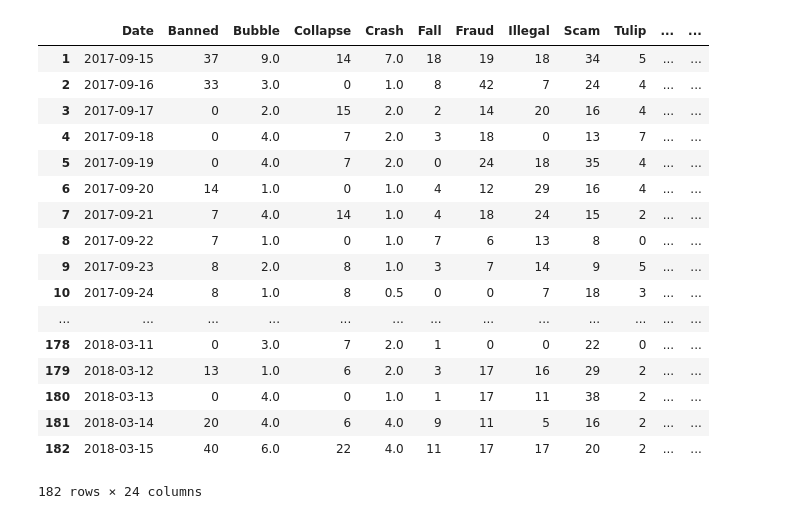
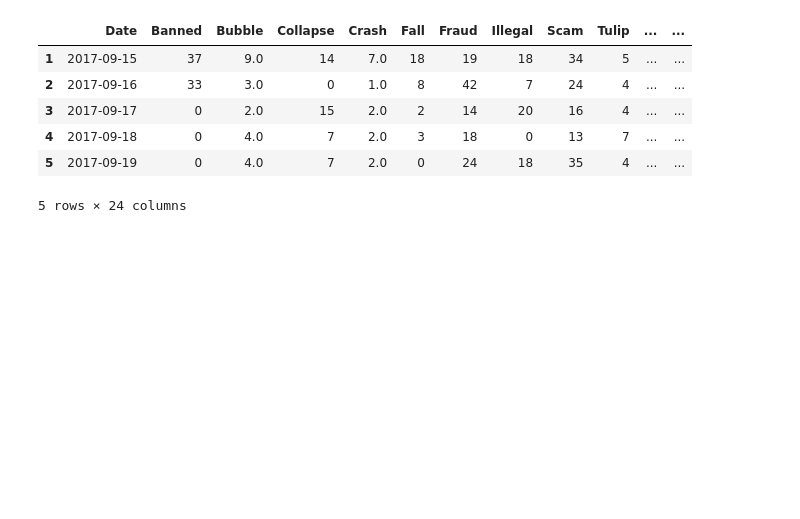
Before and after one commit to sHongJung/DBC_Team, a Jupyter notebook: Final/Bitcoin Sentiment Analysis.ipynb, the cells around one changed output. Cells and saved outputs as stored; diff of their text form; code cells hidden in the pictures; blank space fills up the shorter version.

```diff
--- a/Final/Bitcoin Sentiment Analysis.ipynb
+++ b/Final/Bitcoin Sentiment Analysis.ipynb
@@ -61,6 +69,9 @@ gdax_df = gdax_df.rename(columns={"Category: All categories":"GDAX"})
 kraken_df = pd.read_csv("Bitcoin 6 months daily data/kraken.csv")
 kraken_df = kraken_df.rename(columns={"Category: All categories":"Kraken"})
 
+price_df = pd.read_csv("Bitcoin 6 months daily data/price.csv")
+price_df = price_df.rename(columns={"Category: All categories":"Price"})
+
 race_df = pd.read_csv("Bitcoin 6 months daily data/race.csv")
 race_df = race_df.rename(columns={"Category: All categories":"Race"})
 # %%
@@ -80,23 +91,12 @@ bitcoin_df["Negative"] = bitcoin_df["Negative"].round()
 bitcoin_sentiment_df = bitcoin_df.loc[:,["Date","Bitcoin","Positive","Negative"]]
 bitcoin_df.to_csv("Bitcoin Positive Negative Sentiment.csv")
 # %%
-bitcoin_df
+bitcoin_df.head()
 # %% [output]
 |  | Date | Banned | Bubble | Collapse | Crash | Fall | Fraud | Illegal | Scam | Tulip | ... | ... |
 | 1 | 2017-09-15 | 37 | 9.0 | 14 | 7.0 | 18 | 19 | 18 | 34 | 5 | ... | ... |
 | 2 | 2017-09-16 | 33 | 3.0 | 0 | 1.0 | 8 | 42 | 7 | 24 | 4 | ... | ... |
 | 3 | 2017-09-17 | 0 | 2.0 | 15 | 2.0 | 2 | 14 | 20 | 16 | 4 | ... | ... |
 | 4 | 2017-09-18 | 0 | 4.0 | 7 | 2.0 | 3 | 18 | 0 | 13 | 7 | ... | ... |
 | 5 | 2017-09-19 | 0 | 4.0 | 7 | 2.0 | 0 | 24 | 18 | 35 | 4 | ... | ... |
-| 6 | 2017-09-20 | 14 | 1.0 | 0 | 1.0 | 4 | 12 | 29 | 16 | 4 | ... | ... |
-| 7 | 2017-09-21 | 7 | 4.0 | 14 | 1.0 | 4 | 18 | 24 | 15 | 2 | ... | ... |
-| 8 | 2017-09-22 | 7 | 1.0 | 0 | 1.0 | 7 | 6 | 13 | 8 | 0 | ... | ... |
-| 9 | 2017-09-23 | 8 | 2.0 | 8 | 1.0 | 3 | 7 | 14 | 9 | 5 | ... | ... |
-| 10 | 2017-09-24 | 8 | 1.0 | 8 | 0.5 | 0 | 0 | 7 | 18 | 3 | ... | ... |
-| ... | ... | ... | ... | ... | ... | ... | ... | ... | ... | ... | ... | ... |
-| 178 | 2018-03-11 | 0 | 3.0 | 7 | 2.0 | 1 | 0 | 0 | 22 | 0 | ... | ... |
-| 179 | 2018-03-12 | 13 | 1.0 | 6 | 2.0 | 3 | 17 | 16 | 29 | 2 | ... | ... |
-| 180 | 2018-03-13 | 0 | 4.0 | 0 | 1.0 | 1 | 17 | 11 | 38 | 2 | ... | ... |
-| 181 | 2018-03-14 | 20 | 4.0 | 6 | 4.0 | 9 | 11 | 5 | 16 | 2 | ... | ... |
-| 182 | 2018-03-15 | 40 | 6.0 | 22 | 4.0 | 11 | 17 | 17 | 20 | 2 | ... | ... |
-182 rows × 24 columns
+5 rows × 24 columns
```
Also changed, not shown: parts of 5 cells of this notebook.
